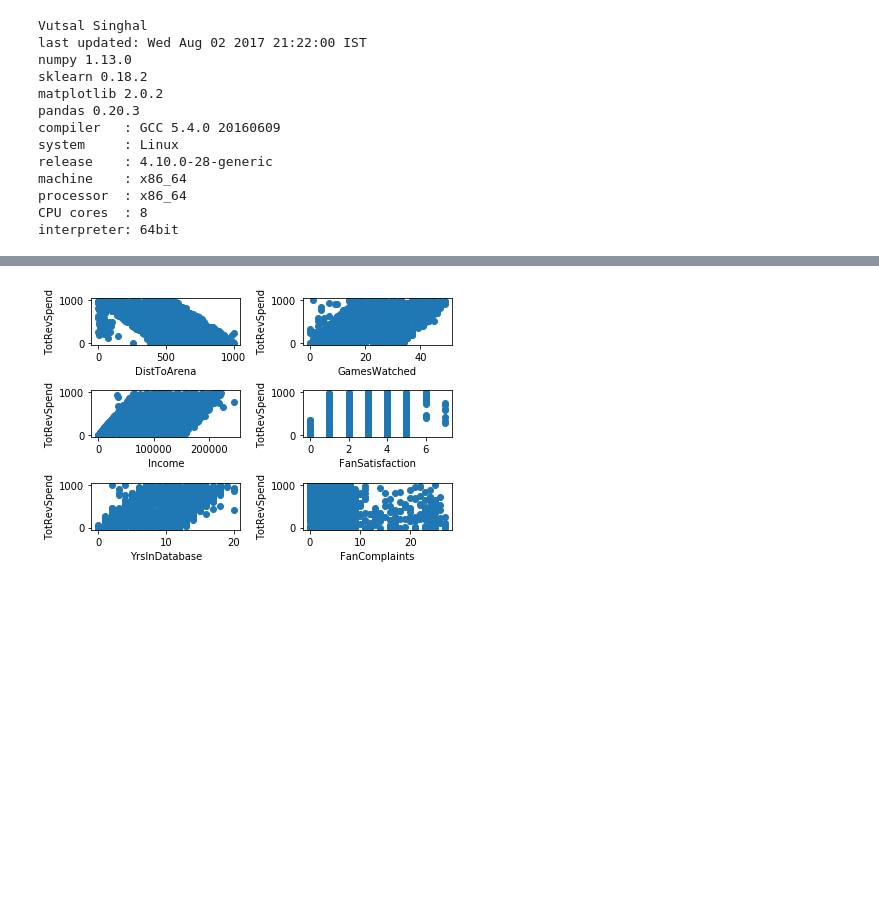
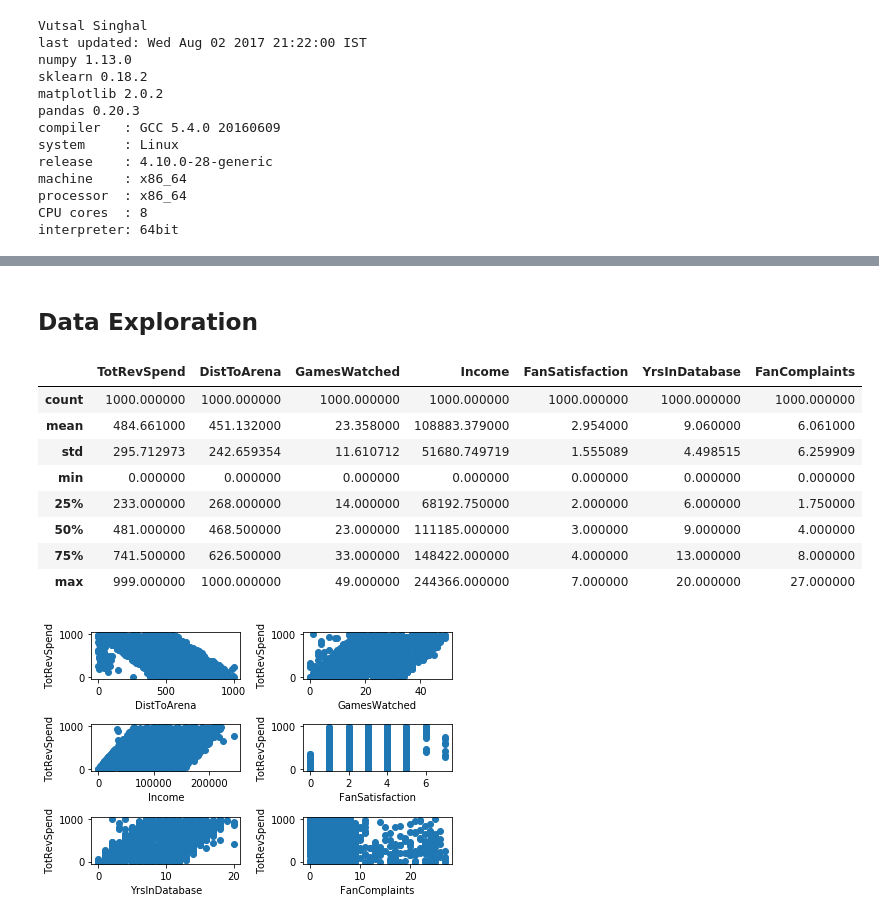
Before and after one commit to vutsalsinghal/NBA_hackathon, a Jupyter notebook: NBA - A3.ipynb, the cells around one changed output, grey strips where cells are left out. Drawn from its saved outputs; the diff is of its cells as text; code cells hidden in the pictures; blank space fills up the shorter version.

```diff
--- a/NBA - A3.ipynb
+++ b/NBA - A3.ipynb
@@ -47,3 +50,17 @@ sheet1.head()
+# %% [markdown]
+## Data Exploration
+# %%
+sheet1.describe()
+# %% [output]
+|  | TotRevSpend | DistToArena | GamesWatched | Income | FanSatisfaction | YrsInDatabase | FanComplaints |
+| count | 1000.000000 | 1000.000000 | 1000.000000 | 1000.000000 | 1000.000000 | 1000.000000 | 1000.000000 |
+| mean | 484.661000 | 451.132000 | 23.358000 | 108883.379000 | 2.954000 | 9.060000 | 6.061000 |
+| std | 295.712973 | 242.659354 | 11.610712 | 51680.749719 | 1.555089 | 4.498515 | 6.259909 |
+| min | 0.000000 | 0.000000 | 0.000000 | 0.000000 | 0.000000 | 0.000000 | 0.000000 |
+| 25% | 233.000000 | 268.000000 | 14.000000 | 68192.750000 | 2.000000 | 6.000000 | 1.750000 |
+| 50% | 481.000000 | 468.500000 | 23.000000 | 111185.000000 | 3.000000 | 9.000000 | 4.000000 |
+| 75% | 741.500000 | 626.500000 | 33.000000 | 148422.000000 | 4.000000 | 13.000000 | 8.000000 |
+| max | 999.000000 | 1000.000000 | 49.000000 | 244366.000000 | 7.000000 | 20.000000 | 27.000000 |
 # %%
 totRev = sheet1['TotRevSpend']
 income = sheet1['Income']
```
Also changed, not shown: parts of 3 cells of this notebook.
